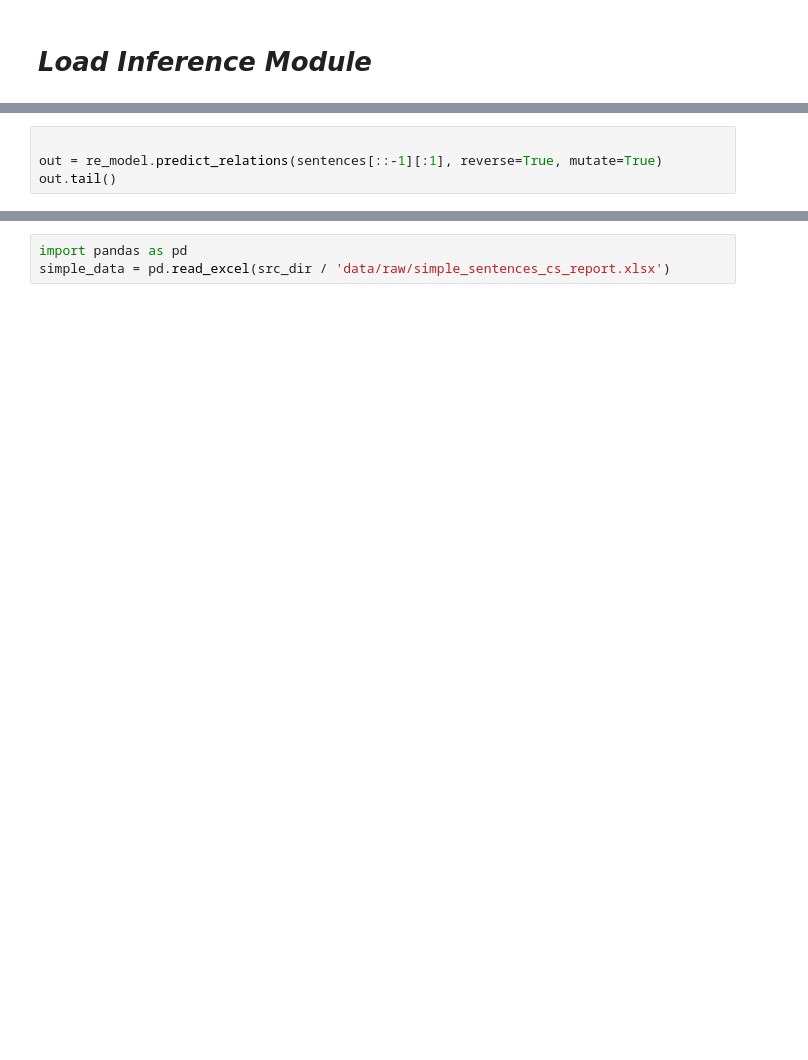
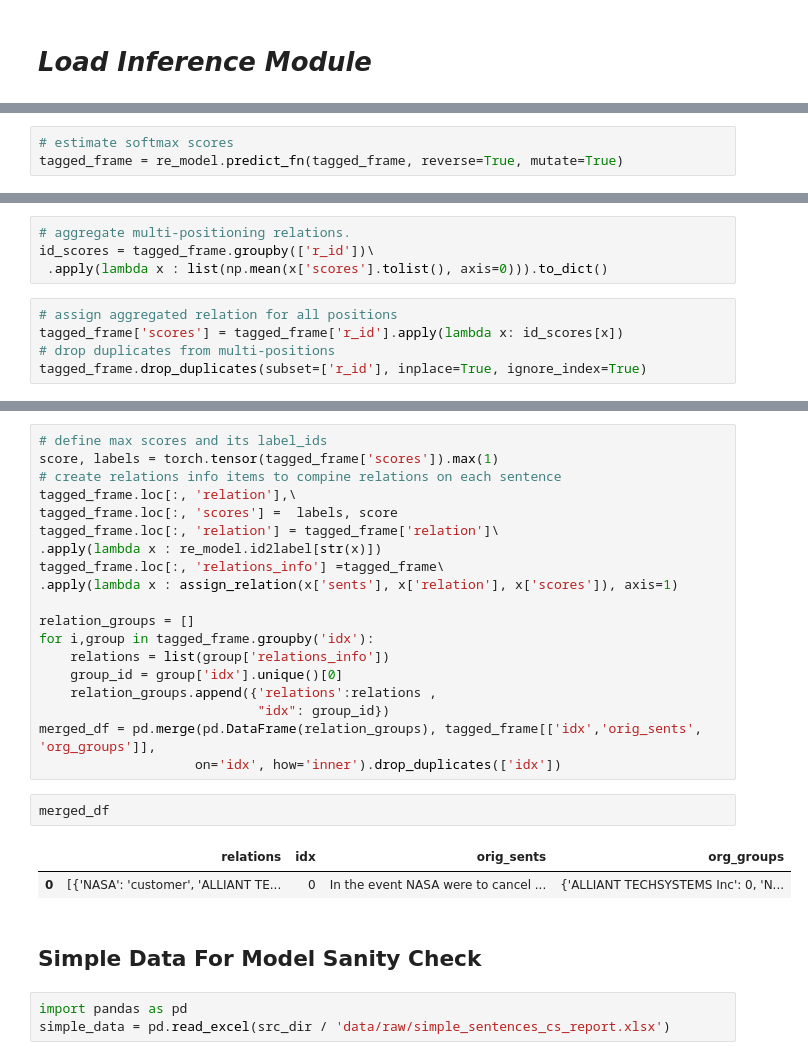
Before and after one commit to iSemantics-ai/Finance-SC-Relations, a Jupyter notebook: DemoNotebooks/relation_extraction_inference.ipynb, the cells around one changed output, grey strips where cells are left out. Cells and saved outputs as stored; diff of their text form; blank space fills up the shorter version.

Commit message:
Inference pipe with sanity check

```diff
--- a/DemoNotebooks/relation_extraction_inference.ipynb
+++ b/DemoNotebooks/relation_extraction_inference.ipynb
@@ -77,5 +65,4 @@ sentences[::-1][0]
 # %%
-
-out = re_model.predict_relations(sentences[::-1][:1], reverse=True, mutate=True)
-out.tail()
+# estimate softmax scores
+tagged_frame = re_model.predict_fn(tagged_frame, reverse=True, mutate=True)
 # %% [output]
@@ -143,0 +73,9 @@ Invalid rows/total: 0/3
+# %%
+# aggregate multi-positioning relations.
+id_scores = tagged_frame.groupby(['r_id'])\
+ .apply(lambda x : list(np.mean(x['scores'].tolist(), axis=0))).to_dict()
+# %%
+# assign aggregated relation for all positions
+tagged_frame['scores'] = tagged_frame['r_id'].apply(lambda x: id_scores[x])
+# drop duplicates from multi-positions
+tagged_frame.drop_duplicates(subset=['r_id'], inplace=True, ignore_index=True)
@@ -144,3 +89,29 @@ Invalid rows/total: 0/3
+# %%
+# define max scores and its label_ids
+score, labels = torch.tensor(tagged_frame['scores']).max(1)
+# create relations info items to compine relations on each sentence
+tagged_frame.loc[:, 'relation'],\
+tagged_frame.loc[:, 'scores'] =  labels, score
+tagged_frame.loc[:, 'relation'] = tagged_frame['relation']\
+.apply(lambda x : re_model.id2label[str(x)])
+tagged_frame.loc[:, 'relations_info'] =tagged_frame\
+.apply(lambda x : assign_relation(x['sents'], x['relation'], x['scores']), axis=1)
+
+relation_groups = []
+for i,group in tagged_frame.groupby('idx'):
+    relations = list(group['relations_info'])
+    group_id = group['idx'].unique()[0]
+    relation_groups.append({'relations':relations ,
+                            "idx": group_id})
+merged_df = pd.merge(pd.DataFrame(relation_groups), tagged_frame[['idx','orig_sents', 'org_groups']],
+                    on='idx', how='inner').drop_duplicates(['idx'])
+# %%
+merged_df
+# %% [output]
+|  | relations | idx | orig_sents | org_groups |
+| 0 | [{'NASA': 'customer', 'ALLIANT TE... | 0 | In the event NASA were to cancel ... | {'ALLIANT TECHSYSTEMS Inc': 0, 'N... |
+# %% [markdown]
+## Simple Data For Model Sanity Check
 # %%
 import pandas as pd
 simple_data = pd.read_excel(src_dir / 'data/raw/simple_sentences_cs_report.xlsx')
```
Also changed, not shown: parts of 20 cells of this notebook, 3 other files.
